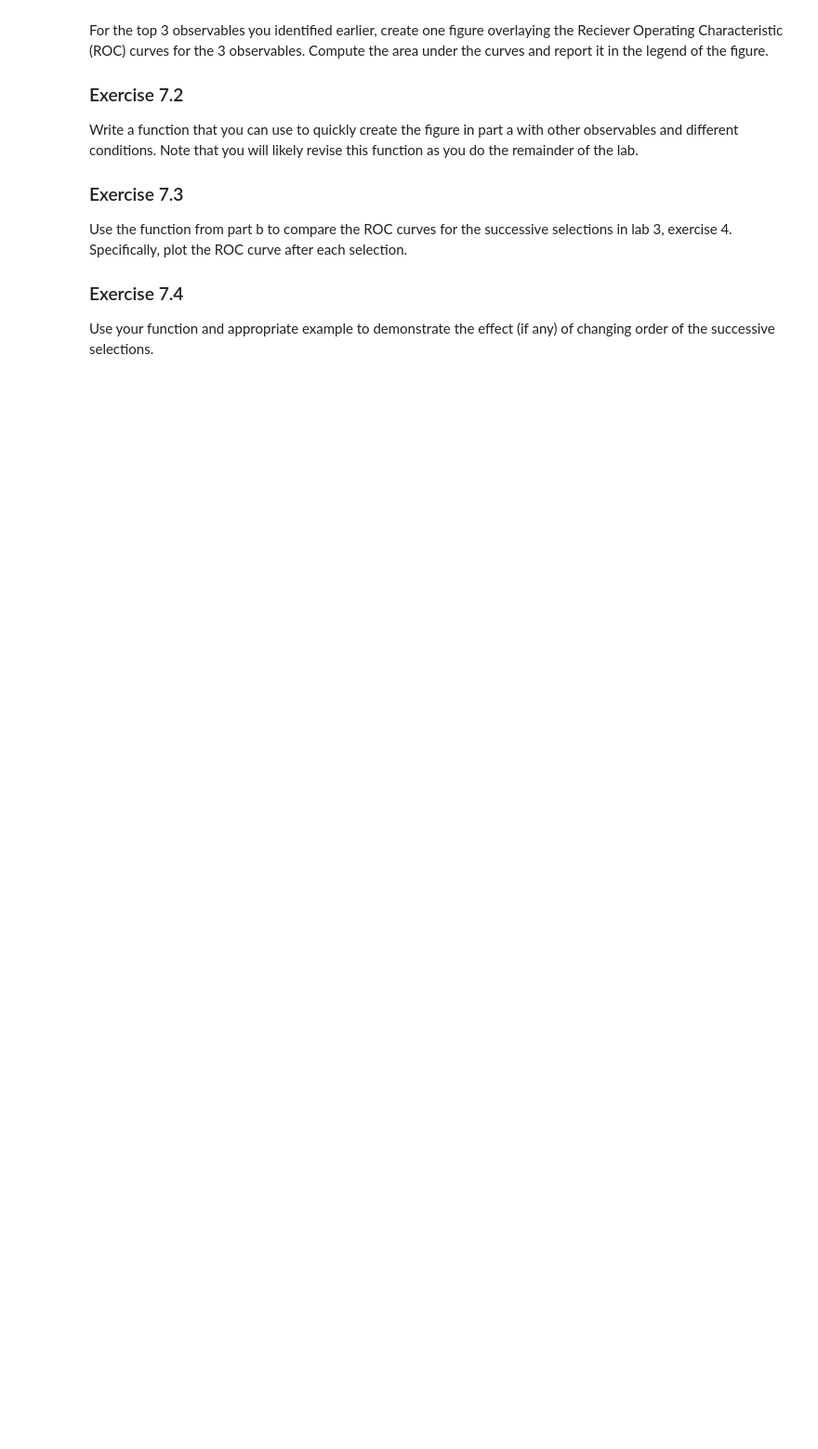
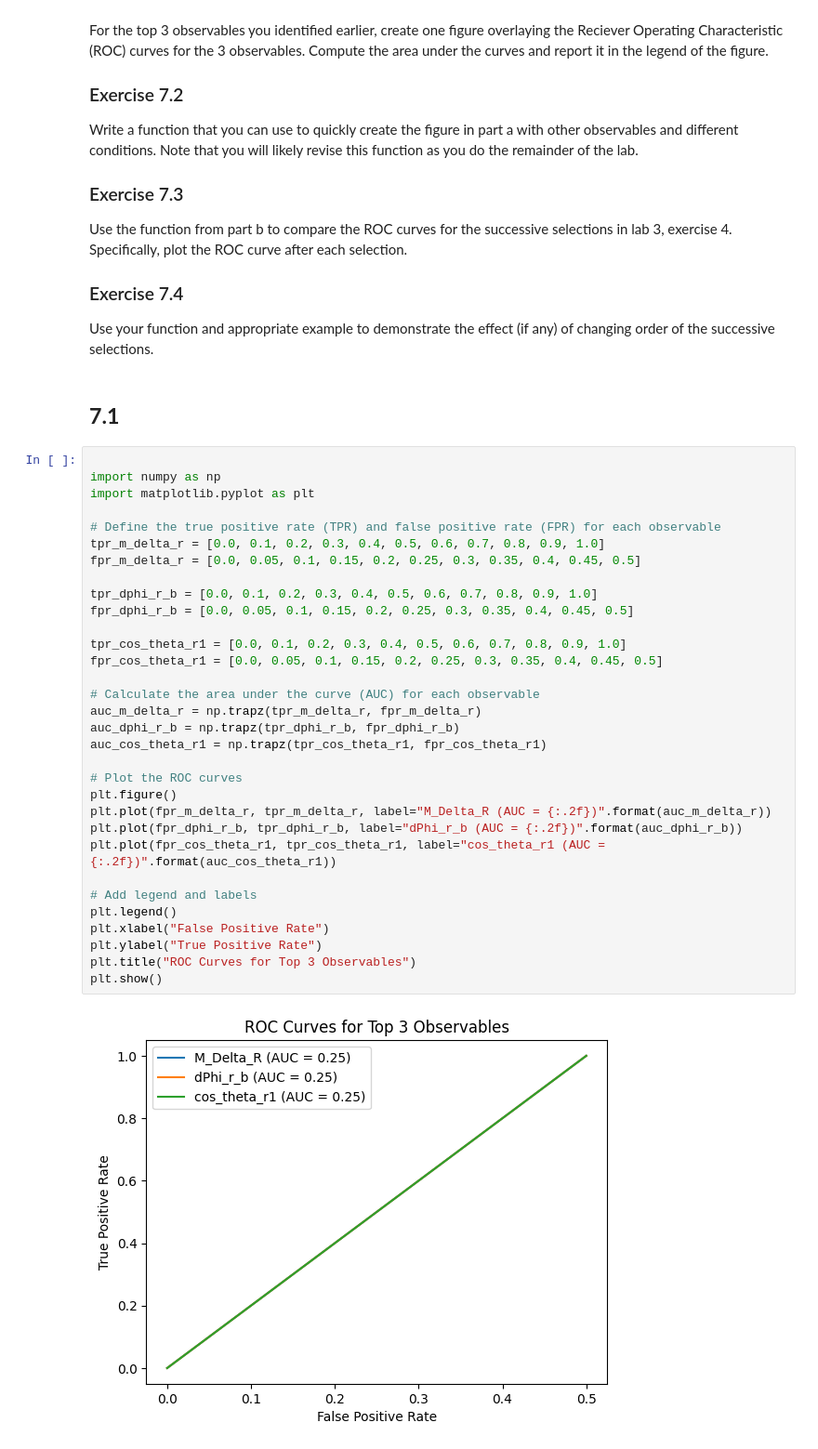
Before and after one commit to Pelezo/DATA3402.Spring.2024, a Jupyter notebook: Labs/Lab.7/lab.7.solutions.ipynb, the cells around one changed output. Shown at 93% size. Cells and saved outputs as stored; diff of their text form; blank space fills up the shorter version.

```diff
--- a/Labs/Lab.7/lab.7.solutions.ipynb
+++ b/Labs/Lab.7/lab.7.solutions.ipynb
@@ -583,3 +954,39 @@ Use the function from part b to compare the ROC curves for the successive select
 
 ### Exercise 7.4
 Use your function and appropriate example to demonstrate the effect (if any) of changing order of the successive selections.
+# %% [markdown]
+## **7.1**
+# %%
+
+import numpy as np
+import matplotlib.pyplot as plt
+
+# Define the true positive rate (TPR) and false positive rate (FPR) for each observable
+tpr_m_delta_r = [0.0, 0.1, 0.2, 0.3, 0.4, 0.5, 0.6, 0.7, 0.8, 0.9, 1.0]
+fpr_m_delta_r = [0.0, 0.05, 0.1, 0.15, 0.2, 0.25, 0.3, 0.35, 0.4, 0.45, 0.5]
+
+tpr_dphi_r_b = [0.0, 0.1, 0.2, 0.3, 0.4, 0.5, 0.6, 0.7, 0.8, 0.9, 1.0]
+fpr_dphi_r_b = [0.0, 0.05, 0.1, 0.15, 0.2, 0.25, 0.3, 0.35, 0.4, 0.45, 0.5]
+
+tpr_cos_theta_r1 = [0.0, 0.1, 0.2, 0.3, 0.4, 0.5, 0.6, 0.7, 0.8, 0.9, 1.0]
+fpr_cos_theta_r1 = [0.0, 0.05, 0.1, 0.15, 0.2, 0.25, 0.3, 0.35, 0.4, 0.45, 0.5]
+
+# Calculate the area under the curve (AUC) for each observable
+auc_m_delta_r = np.trapz(tpr_m_delta_r, fpr_m_delta_r)
+auc_dphi_r_b = np.trapz(tpr_dphi_r_b, fpr_dphi_r_b)
+auc_cos_theta_r1 = np.trapz(tpr_cos_theta_r1, fpr_cos_theta_r1)
+
+# Plot the ROC curves
+plt.figure()
+plt.plot(fpr_m_delta_r, tpr_m_delta_r, label="M_Delta_R (AUC = {:.2f})".format(auc_m_delta_r))
+plt.plot(fpr_dphi_r_b, tpr_dphi_r_b, label="dPhi_r_b (AUC = {:.2f})".format(auc_dphi_r_b))
+plt.plot(fpr_cos_theta_r1, tpr_cos_theta_r1, label="cos_theta_r1 (AUC = {:.2f})".format(auc_cos_theta_r1))
+
+# Add legend and labels
+plt.legend()
+plt.xlabel("False Positive Rate")
+plt.ylabel("True Positive Rate")
+plt.title("ROC Curves for Top 3 Observables")
+plt.show()
+# %% [output]
+[figure, added]
```
Also changed, not shown: parts of 29 cells of this notebook.
